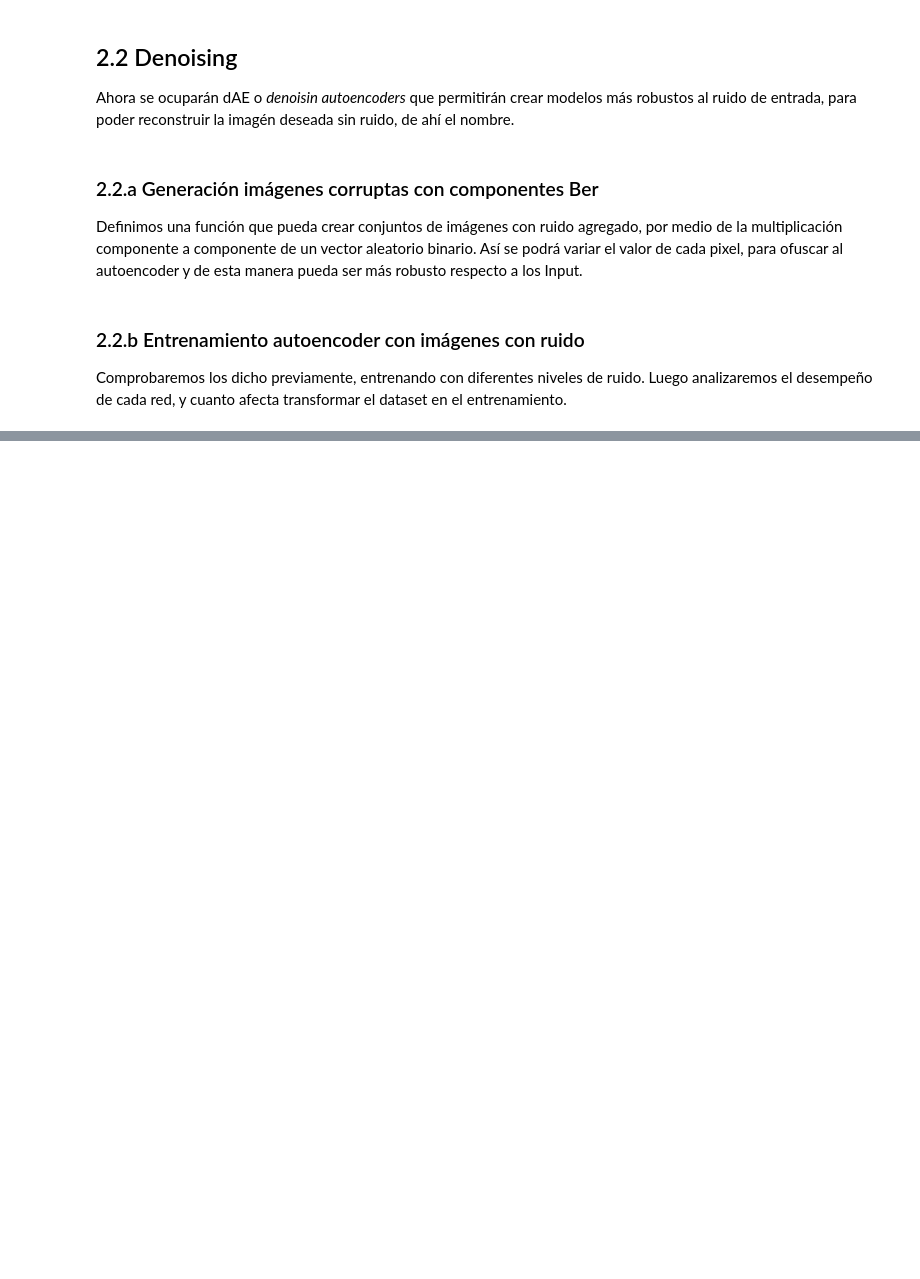
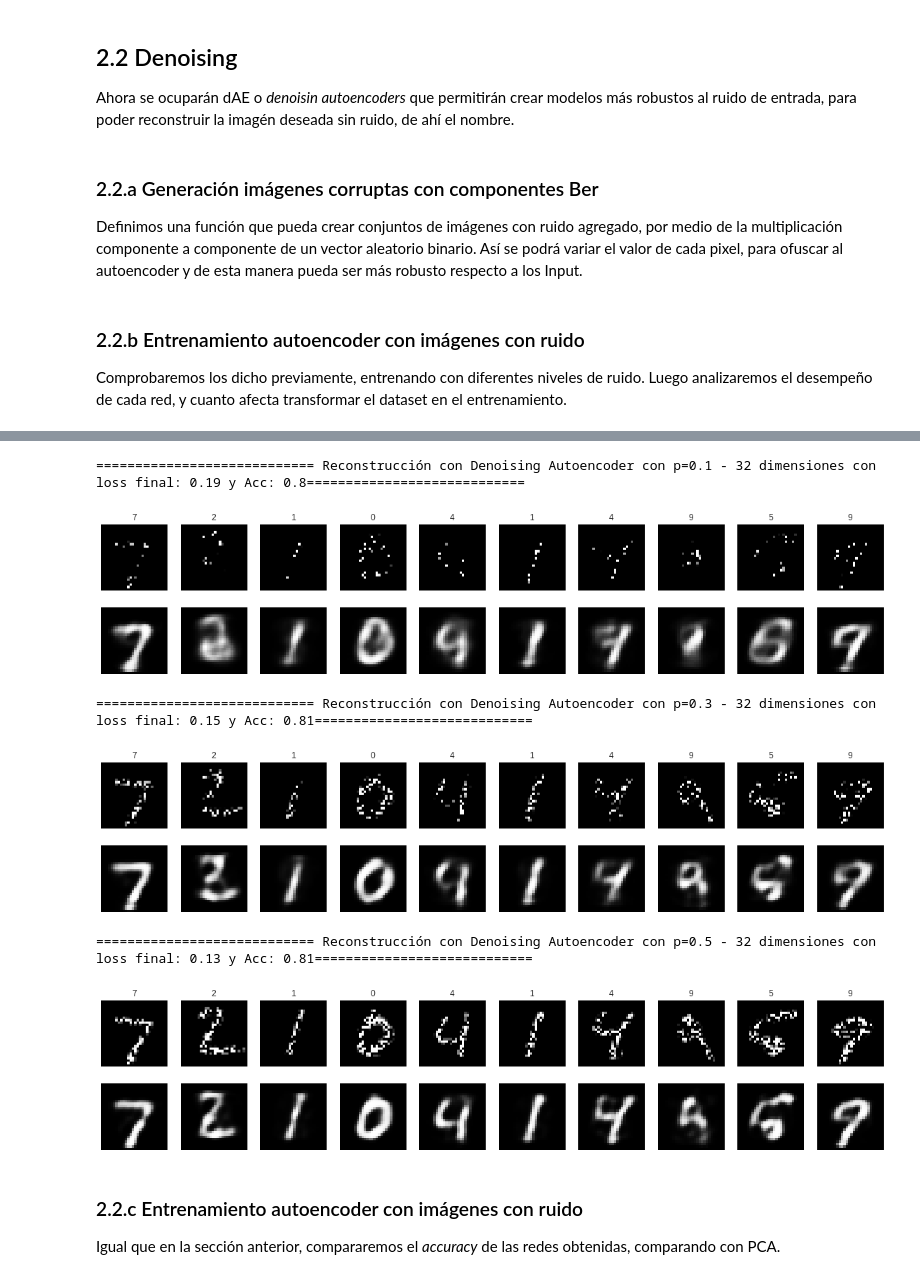
Before and after one commit to rigonzal/ANN, a Jupyter notebook: Approach3/Pregunta_2_colab.ipynb, the cells around one changed output, grey strips where cells are left out. Cells and saved outputs as stored; diff of their text form; code cells hidden in the pictures; blank space fills up the shorter version.

```diff
--- a/Approach3/Pregunta_2_colab.ipynb
+++ b/Approach3/Pregunta_2_colab.ipynb
@@ -845,11 +845,12 @@ def plot_reconstruction(x_test,autoencoder,dim,loss,acc,title,visto):
       j=i
       if(visto==False):
         ax = plt.subplot(2, n, i + 1)
+        plt.title(y_test[j])
         plt.imshow(x_test[j].reshape(28, 28),cmap='gray')
         ax.get_xaxis().set_visible(False)
         ax.get_yaxis().set_visible(False)
       ax = plt.subplot(2, n, i + 1 + n)
-      plt.imshow(decoded_test_1_b[j].reshape(28, 28),cmap='gray')
+      plt.imshow(decoded_test[j].reshape(28, 28),cmap='gray')
       ax.get_xaxis().set_visible(False)
       ax.get_yaxis().set_visible(False)
   plt.show()
@@ -901,16 +897,16 @@ encoder_2_b_list = list()
 history_2_b_list = list()
 for noise in noise_levels:
   x_train_2_b,x_val_2_b,x_test_2_b = create_noise(noise)
-  encoded_2_b = Dense(i, activation='relu')(input_img)
+  encoded_2_b = Dense(32, activation='relu')(input_img)
   decoded_2_b = Dense(784, activation='sigmoid')(encoded_2_b)
   autoencoder_2_b = Model(input=input_img, output=decoded_2_b)
   encoder_2_b = Model(input=input_img, output=encoded_2_b)
-  encoded_input_2_b = Input(shape=(i,))
+  encoded_input_2_b = Input(shape=(32,))
   decoder_layer_2_b = autoencoder_2_b.layers[-1]
   decoder_2_b = Model(inputs=encoded_input_2_b, outputs=decoder_layer_2_b(encoded_input_2_b))
   autoencoder_2_b_list.append(autoencoder_2_b)
   autoencoder_2_b.compile(optimizer=SGD(lr=1.0), loss='binary_crossentropy', metrics=['accuracy'])
-  history_2_b = autoencoder_2_b.fit(x_train_2_b,x_train_2_b,epochs=40,batch_size=32,validation_data=(x_val_2_b,x_val_2_b))
+  history_2_b = autoencoder_2_b.fit(x_train_2_b,x_train,epochs=40,batch_size=32,validation_data=(x_val_2_b,x_val))
   history_2_b_list.append(history_2_b)
   encoder_2_b_list.append(encoder_2_b)
 # %% [output]
@@ -936,0 +930,17 @@ Epoch 10/40
+# %%
+for i in range(len(history_2_b_list)):
+  x_train_2_b,x_val_2_b,x_test_2_b = create_noise(noise_levels[i])
+  loss = history_2_b_list[i].history['val_loss'][-1]
+  acc = history_2_b_list[i].history['val_acc'][-1]
+  plot_reconstruction(x_test_2_b,autoencoder_2_b_list[i],32,loss,acc,"Denoising Autoencoder con p="+str(noise_levels[i]),False)
+# %% [output]
+============================ Reconstrucción con Denoising Autoencoder con p=0.1 - 32 dimensiones con loss final: 0.19 y Acc: 0.8============================
+[figure, added]
+============================ Reconstrucción con Denoising Autoencoder con p=0.3 - 32 dimensiones con loss final: 0.15 y Acc: 0.81============================
+[figure, added]
+============================ Reconstrucción con Denoising Autoencoder con p=0.5 - 32 dimensiones con loss final: 0.13 y Acc: 0.81============================
+[figure, added]
+# %% [markdown]
+### 2.2.c Entrenamiento autoencoder con imágenes con ruido
+
+Igual que en la sección anterior, compararemos el *accuracy* de las redes obtenidas, comparando con PCA.
```
Also changed, not shown: parts of 21 cells of this notebook.
